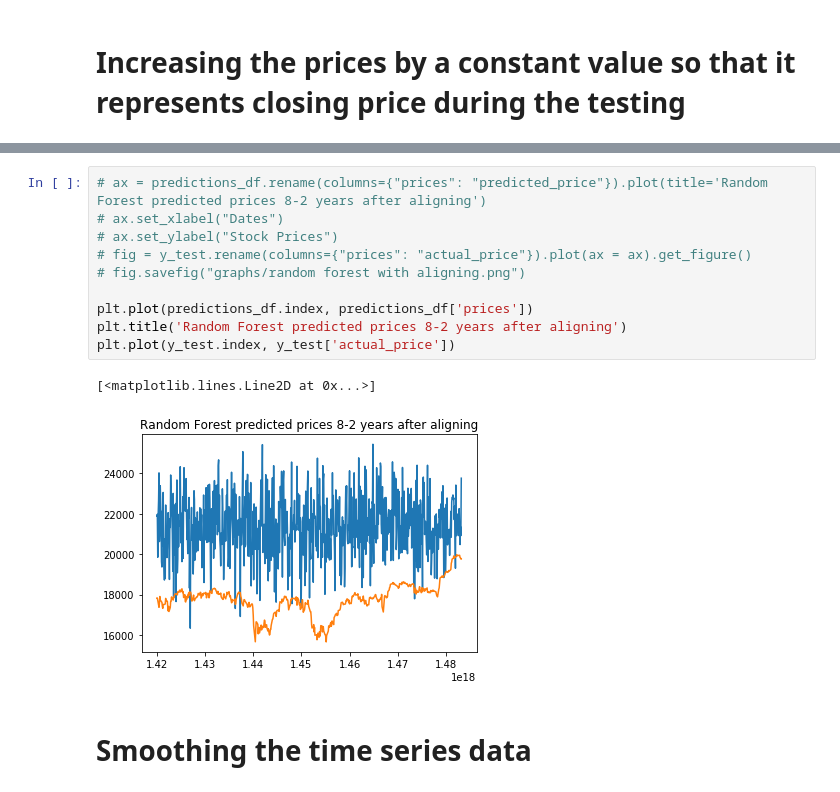
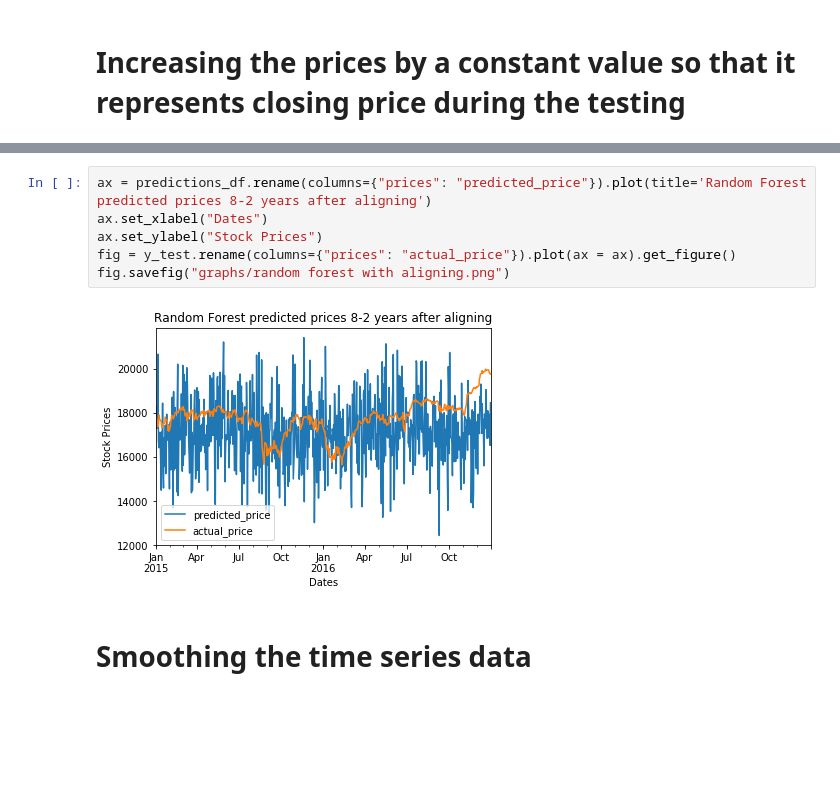
Before and after one commit to sanchitchawla/stockprediction, a Jupyter notebook: Generating Different Models.ipynb, the cells around one changed output, grey strips where cells are left out. Drawn from its saved outputs; the diff is of its cells as text; blank space fills up the shorter version.

```diff
--- a/Generating Different Models.ipynb
+++ b/Generating Different Models.ipynb
@@ -289,16 +263,11 @@ predictions_df.head()
 # %%
-# ax = predictions_df.rename(columns={"prices": "predicted_price"}).plot(title='Random Forest predicted prices 8-2 years after aligning')
-# ax.set_xlabel("Dates")
-# ax.set_ylabel("Stock Prices")
-# fig = y_test.rename(columns={"prices": "actual_price"}).plot(ax = ax).get_figure()
-# fig.savefig("graphs/random forest with aligning.png")
-
-plt.plot(predictions_df.index, predictions_df['prices'])
-plt.title('Random Forest predicted prices 8-2 years after aligning')
-plt.plot(y_test.index, y_test['actual_price'])
+ax = predictions_df.rename(columns={"prices": "predicted_price"}).plot(title='Random Forest predicted prices 8-2 years after aligning')
+ax.set_xlabel("Dates")
+ax.set_ylabel("Stock Prices")
+fig = y_test.rename(columns={"prices": "actual_price"}).plot(ax = ax).get_figure()
+fig.savefig("graphs/random forest with aligning.png")
 # %% [output]
-[<matplotlib.lines.Line2D at 0x...>]
-[figure, old version]
+[figure, new version]
 # %% [markdown]
 # Smoothing the time series data
 # %% [markdown]
```
Also changed, not shown: parts of 39 cells of this notebook, 4 other files.
